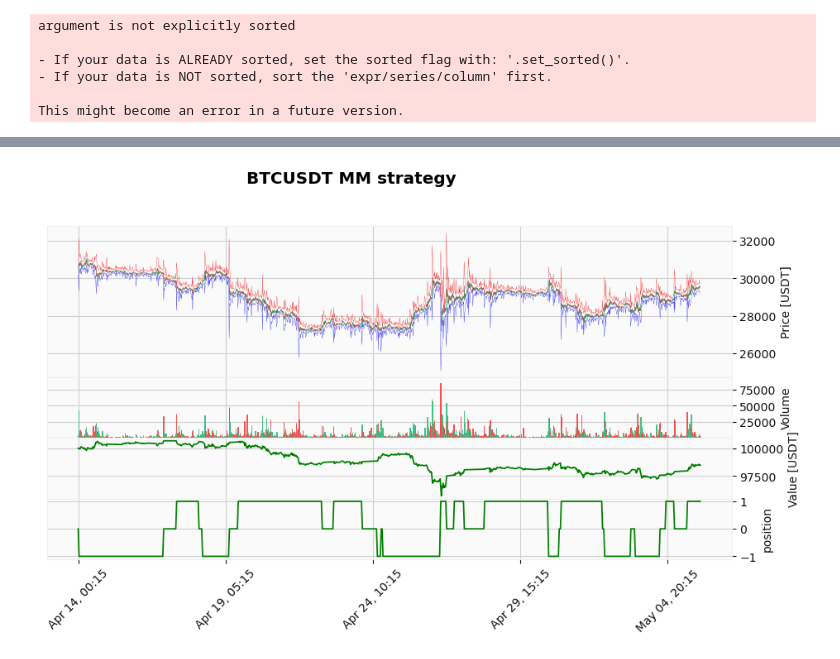
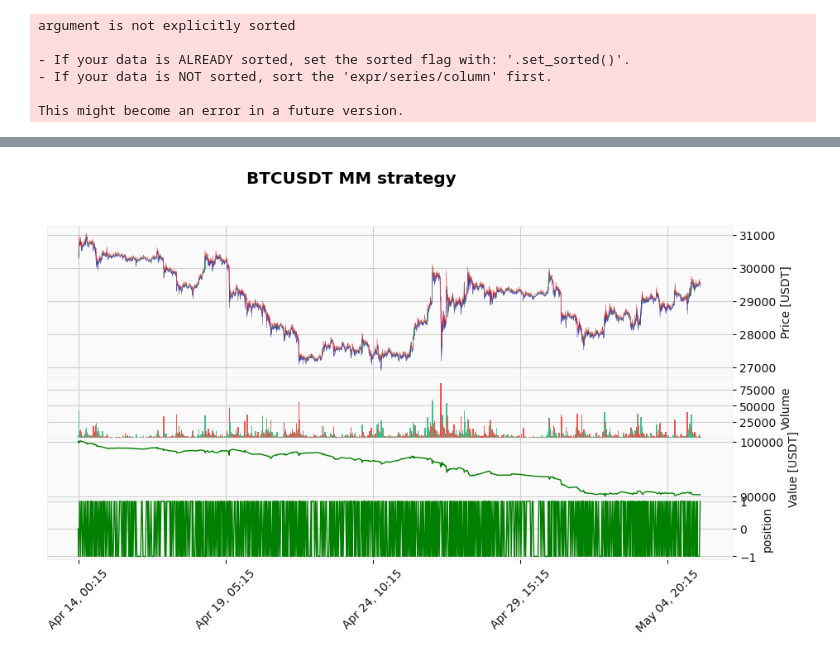
Before and after one commit to WannabeBotter/binance_utility, a Jupyter notebook: test3.ipynb, the cells around one changed output, grey strips where cells are left out. Cells and saved outputs as stored; diff of their text form; code cells hidden in the pictures.

```diff
--- a/test3.ipynb
+++ b/test3.ipynb
@@ -15,7 +16,7 @@ from datetime import date, timedelta, datetime, timezone
 from binance_utility.plot_utils import plot_correlation
 # %%
 # 約定履歴21日分を読み込む。あらかじめdownload_trades.pyを使ってデータファイルをダウンロードしておくこと。
-days = 30
+days = 21
 symbol = "BTCUSDT"
 
 # 指定日から30日前までのデータを使いたい場合
@@ -38,13 +39,6 @@ while date_cursor <= last_date:
     date_cursor = date_cursor + timedelta(days=1)
 
 df_trades = df_trades.with_columns([(pl.when(pl.col("side") == "a").then(-pl.col("qty")).otherwise(pl.col("qty"))).alias("qty")]).sort("timestamp")
-
-# タイムバー作成用パラメータ
-groupby_interval_min = 15
-groupby_interval_msec = groupby_interval_min * 60 * 1000
-
-df_timebar = df_trades.groupby_dynamic("timestamp", every=f"{int(groupby_interval_msec)}i", closed="left").agg([pl.col("price").first().alias("open"), pl.col("price").max().alias("high"), pl.col("price").min().alias("low"), pl.col("price").last().alias("close"), np.abs(pl.col("qty")).sum().alias("volume"), pl.col("qty").sum().alias("qty_sum"), (pl.col("price").std()).alias("real_sigma")])
-df_timebar = df_timebar.with_columns([((pl.col("close") - pl.col("open")) / pl.col("open")).alias("pct_change_price"), (pl.col("close") - pl.col("open")).alias("delta_price")])
 # %% [output]
 argument is not explicitly sorted
 
@@ -57,22 +96,22 @@ This might become an error in a future version.
 params = {
     "position_abs_max": 1,
     "lambda": 1 / (groupby_interval_min * 60),
-    "delta": 1,
+    "delta": 2,
     "a": 226.98638124,
     "alpha": 1.1254549,
     "b": 3.0534806e+01,
     "c": 1.2302710e-02,
-    "gamma": 250
+    "gamma": 1
 }
 
 params["A"] = params["lambda"] / params["alpha"] * params["a"] / params["c"]
 params["k"] = params["alpha"] / params["b"]
 
-
+print(json.dumps(params, indent=4, sort_keys=True))
 
 # timebarデータフレームに計算した指値やポジション、損益を追加する
 initial_cash = 100_000
-fee = 0.0002
+fee_rate = 0.0002
 
 df_timebar = df_timebar.with_columns([pl.lit(np.nan).alias("bid_price"), pl.lit(np.nan).alias("ask_price"), pl.lit(0.0).alias("q"), pl.lit(0).alias("cash"), pl.lit(0.0).alias("value")])
 df_timebar[0, "cash"] = initial_cash
@@ -80,56 +119,70 @@ df_timebar[0, "cash"] = initial_cash
 # シミュレーションの準備
 _prev_row = None
 
-# 指値幅の計算
+# 指値幅の計算 (_qは_idxのものを使い、指値は_idx+1に入れる)
 df_timebar_num_rows = df_timebar.shape[0]
 for _idx in tqdm(range(0, df_timebar_num_rows)):
+    # このバーが始まった時点でのポジションとキャッシュを取得
+    _q = df_timebar[_idx, "q"]
+    _cash = df_timebar[_idx, "cash"]
+    _sigma = df_timebar[_idx, "real_sigma"]
+
     # 最後の行は指値幅計算をしない
     if _idx < df_timebar_num_rows - 1:
-        df_timebar[_idx + 1, "bid_price"] = np.round(df_timebar[_idx, "close"] - (1 / params["k"] + (2 * df_timebar[_idx, "q"] + params["delta"]) / 2 * np.sqrt((params["gamma"] * df_timebar[_idx, "real_sigma"] ** 2 * np.e) / (2 * params["A"] * params["delta"] * params["k"]))), 2)
-        df_timebar[_idx + 1, "ask_price"] = np.round(df_timebar[_idx, "close"] + (1 / params["k"] - (2 * df_timebar[_idx, "q"] - params["delta"]) / 2 * np.sqrt((params["gamma"] * df_timebar[_idx, "real_sigma"] ** 2 * np.e) / (2 * params["A"] * params["delta"] * params["k"]))), 2)
+        _bid_delta = (1 / params["k"] + (2 * _q + params["delta"]) / 2 * np.sqrt((params["gamma"] * _sigma ** 2 * np.e) / (2 * params["A"] * params["delta"] * params["k"])))
+        _ask_delta = (1 / params["k"] - (2 * _q - params["delta"]) / 2 * np.sqrt((params["gamma"] * _sigma ** 2 * np.e) / (2 * params["A"] * params["delta"] * params["k"])))
+        #print(f"_q={_q}, _sigma={_sigma}, _bid_delta={_bid_delta}, _ask_delta={_ask_delta}")
+        df_timebar[_idx + 1, "bid_price"] = df_timebar[_idx, "close"] - _bid_delta
+        df_timebar[_idx + 1, "ask_price"] = df_timebar[_idx, "close"] + _ask_delta
 
-    # 最初の行はトレードの計算をしない
+    # 最初の行は指値幅がないのでトレードの計算をしない
     if _idx == 0:
+        df_timebar[_idx+1, "q"] = _q
+        df_timebar[_idx+1, "cash"] = _cash
+        df_timebar[_idx+1, "value"] = _cash + _q * df_timebar[_idx, "close"]
         continue
 
-    # 指値ヒットなど
+    # _idx-1で計算され、_idxに入っている指値をもとにヒットを計算する
     _is_bid_hit = df_timebar[_idx, "bid_price"] >= df_timebar[_idx, "low"]
     _is_ask_hit = df_timebar[_idx, "ask_price"] <= df_timebar[_idx, "high"]
-    _cash = df_timebar[_idx - 1, "cash"]
-    _q = df_timebar[_idx - 1, "q"]
 
-    # Buyの処理
-    if _is_bid_hit:
-        if _q < params["position_abs_max"]:
-            _delta = params["delta"] if _q + params["delta"] <= params["position_abs_max"] else params["position_abs_max"] - _q
-            if _cash >= _delta * df_timebar[_idx, "bid_price"]:
-                _q = _q + _delta
-                _cash = _cash - (1 + fee) * _delta * df_timebar[_idx, "bid_price"]
-    # Sellの処理
-    if _is_ask_hit:
-        if _q > -params["position_abs_max"]:
-            _delta = params["delta"] if _q - params["delta"] >= -params["position_abs_max"] else np.abs(-params["position_abs_max"] - _q)
-            _q = _q - _delta
-            _cash = _cash + (1 - fee) * _delta * df_timebar[_idx, "ask_price"]
+    if _is_bid_hit and _is_ask_hit:
+        #print("buy and sell")
+        _current_timestamp = df_timebar[_idx, "timestamp"]
+        _bid_hit_timestamp, _ask_hit_timestamp = calc_hit_time(_current_timestamp, _current_timestamp + groupby_interval_msec, df_timebar[_idx, "bid_price"], df_timebar[_idx, "ask_price"])
+        if _bid_hit_timestamp <= _ask_hit_timestamp:
+            _q, _cash = buy(_q, _cash, params["delta"], params["position_abs_max"], df_timebar[_idx, "bid_price"], fee_rate)
+            _q, _cash = sell(_q, _cash, params["delta"], params["position_abs_max"], df_timebar[_idx, "ask_price"], fee_rate)
+        else:
+            _q, _cash = sell(_q, _cash, params["delta"], params["position_abs_max"], df_timebar[_idx, "ask_price"], fee_rate)
+            _q, _cash = buy(_q, _cash, params["delta"], params["position_abs_max"], df_timebar[_idx, "bid_price"], fee_rate)
+    elif _is_bid_hit:
+        #print("buy")
+        _q, _cash = buy(_q, _cash, params["delta"], params["position_abs_max"], df_timebar[_idx, "bid_price"], fee_rate)
+    elif _is_ask_hit:
+        #print("sell")
+        _q, _cash = sell(_q, _cash, params["delta"], params["position_abs_max"], df_timebar[_idx, "ask_price"], fee_rate)
 
-    # Valueの計算など
-    df_timebar[_idx, "q"] = _q
-    df_timebar[_idx, "cash"] = _cash
-    df_timebar[_idx, "value"] = _cash + _q * df_timebar[_idx, "close"]
+    #print(f"_q = {_q}, _cash={_cash}")
+
+    # Valueの計算などを行い、現タイムバー完了時点のタイムバーのq, cash, valueを_idx+1に代入しておく
+    # 最後の行はこの計算をしない
+    if _idx < df_timebar_num_rows - 1:
+        df_timebar[_idx+1, "q"] = _q
+        df_timebar[_idx+1, "cash"] = _cash
+        df_timebar[_idx+1, "value"] = _cash + _q * df_timebar[_idx, "close"]
 
 # 表示用データフレームの作成
 df_timebar_pd = df_timebar.to_pandas().dropna()
 df_timebar_pd["datetime"] = pd.to_datetime(df_timebar_pd["timestamp"], unit="ms")
 df_timebar_pd = df_timebar_pd.set_index("datetime", drop = True)
 df_timebar_pd_filtered = df_timebar_pd
-#df_timebar_pd_filtered = df_timebar_pd[(df_timebar_pd.index > "2023-04-25") & (df_timebar_pd.index < "2023-04-26")]
 
 # プロット
-additional_plot = [mpf.make_addplot(df_timebar_pd_filtered["value"], type="line", color="green", ylabel="Value [USDT]", panel=2),
-                   mpf.make_addplot(df_timebar_pd_filtered["q"], type="line", color="green", ylabel="position", panel=3),
+additional_plot = [mpf.make_addplot(df_timebar_pd_filtered["value"], type="line", color="green", ylabel="Value [USDT]", width=1, panel=2),
+                   mpf.make_addplot(df_timebar_pd_filtered["q"], type="line", color="green", ylabel="position", width=1, panel=3),
                    mpf.make_addplot(df_timebar_pd_filtered["bid_price"], type="line", color="blue", width=0.2),
                    mpf.make_addplot(df_timebar_pd_filtered["ask_price"], type="line", color="red", width=0.2)]
 mpf.plot(df_timebar_pd_filtered, type="candle", title=f"{symbol} MM strategy", ylabel="Price [USDT]", style="yahoo", figratio=(12, 6), addplot = additional_plot, volume=True)
-
 display(df_timebar)
 # %% [output]
@@ -149 +214 @@ display(df_timebar)
-[figure, old version]
+[figure, new version]
```
Also changed, not shown: parts of 5 cells of this notebook.
